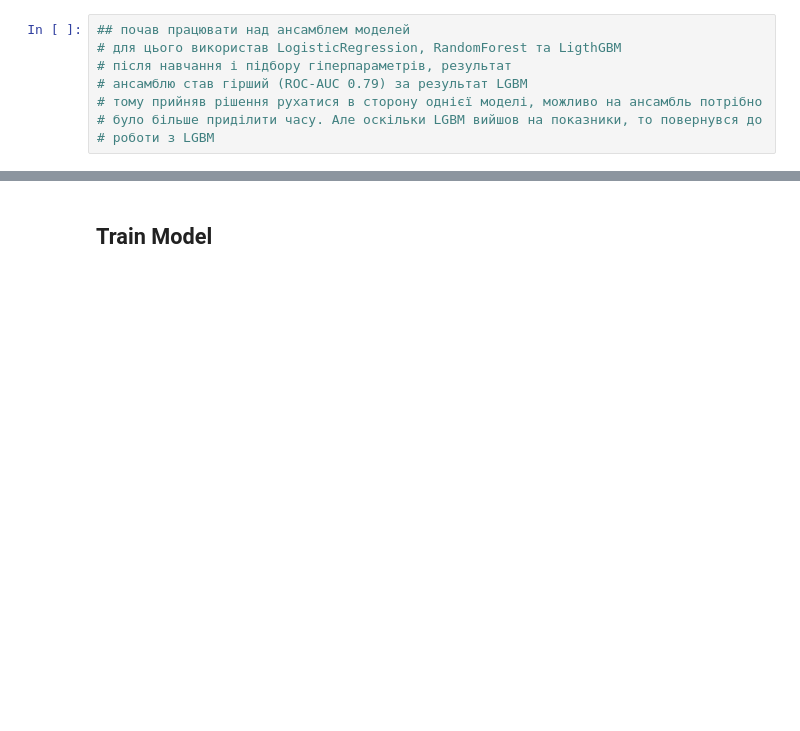
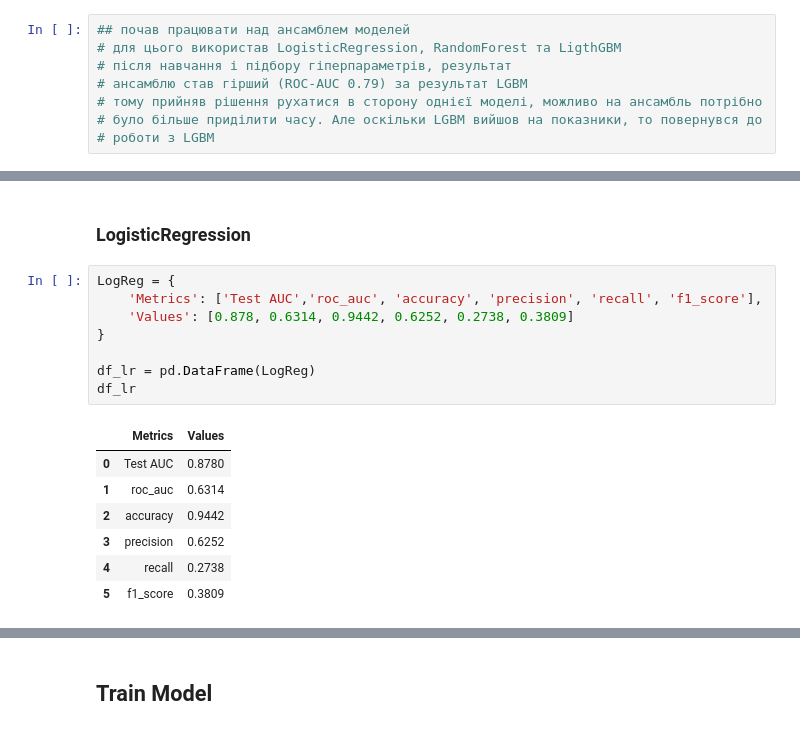
Before and after one commit to volry/subscriber-churn, a Jupyter notebook: BDL-final.ipynb, the cells around one changed output, grey strips where cells are left out. Saved outputs shown, nothing was run; the diff lists cells and outputs as text; blank space fills up the shorter version.

```diff
--- a/BDL-final.ipynb
+++ b/BDL-final.ipynb
@@ -395,0 +419,18 @@ df_sorted.to_excel('missing_important_fea.xlsx')
+# %% [markdown]
+### LogisticRegression
+# %%
+LogReg = {
+    'Metrics': ['Test AUC','roc_auc', 'accuracy', 'precision', 'recall', 'f1_score'],
+    'Values': [0.878, 0.6314, 0.9442, 0.6252, 0.2738, 0.3809]
+}
+
+df_lr = pd.DataFrame(LogReg)
+df_lr
+# %% [output]
+|  | Metrics | Values |
+| 0 | Test AUC | 0.8780 |
+| 1 | roc_auc | 0.6314 |
+| 2 | accuracy | 0.9442 |
+| 3 | precision | 0.6252 |
+| 4 | recall | 0.2738 |
+| 5 | f1_score | 0.3809 |
```
Also changed, not shown: parts of 11 cells of this notebook, 4 other files.
